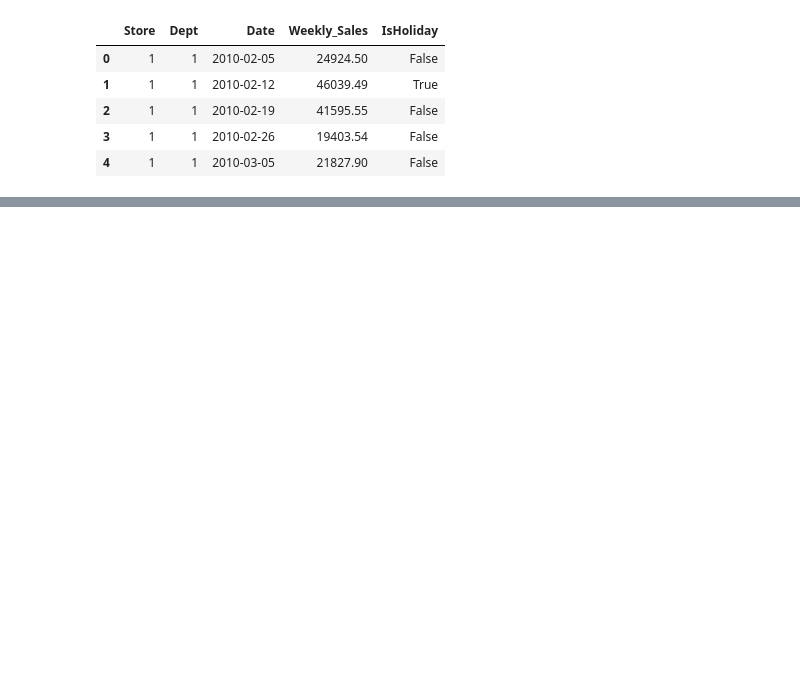
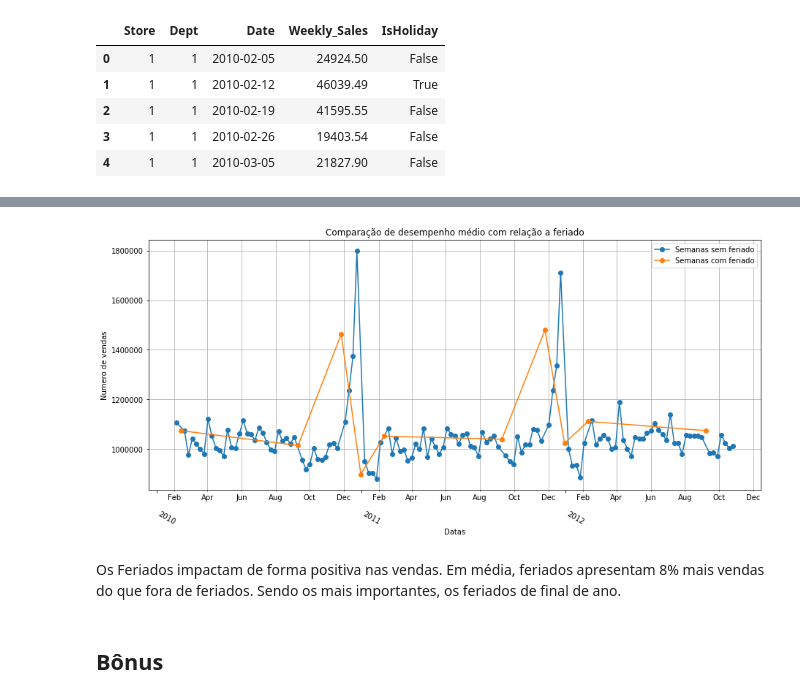
Before and after one commit to vitorhi/Tarefa1_NovosPiratas, a Jupyter notebook: Tarefa 1.ipynb, the cells around one changed output, grey strips where cells are left out. Drawn from its saved outputs; the diff is of its cells as text; code cells hidden in the pictures; blank space fills up the shorter version.

```diff
--- a/Tarefa 1.ipynb
+++ b/Tarefa 1.ipynb
@@ -49,0 +213,2 @@ plt.show()
+# %%
+noHolidaydf=df[df['IsHoliday'] == False].groupby(['Store','Date'])['Weekly_Sales'].sum().reset_index()
@@ -49,0 +229,2 @@ plt.show()
+# %%
+withHolidaydf=df[df['IsHoliday'] == True].groupby(['Store','Date'])['Weekly_Sales'].sum().reset_index()
@@ -49,0 +245,2 @@ plt.show()
+# %%
+dfPlotNoHoliday=noHolidaydf.groupby(['Date'])['Weekly_Sales'].mean().reset_index()
@@ -49,0 +251,2 @@ plt.show()
+# %%
+dfPlotWithHoliday=withHolidaydf.groupby(['Date'])['Weekly_Sales'].mean().reset_index()
@@ -49,0 +267,28 @@ plt.show()
+# %%
+
+fig4, ax4 = plt.subplots()
+dates_n =dates.datestr2num(dfPlotNoHoliday.Date)
+ax4.plot_date(dates_n, dfPlotNoHoliday.Weekly_Sales,'-o', label='Semanas sem feriado')
+
+dates_w =dates.datestr2num(dfPlotWithHoliday.Date)
+ax4.plot_date(dates_w, dfPlotWithHoliday.Weekly_Sales,'-o', label='Semanas com feriado')
+
+ax4.xaxis.set_minor_locator(dates.MonthLocator(interval=2))
+ax4.xaxis.set_minor_formatter(dates.DateFormatter('%b\n'))
+ax4.xaxis.grid(True, which="minor")
+ax4.yaxis.grid()
+ax4.xaxis.set_major_locator(dates.YearLocator())
+ax4.xaxis.set_major_formatter(dates.DateFormatter('\n\n%Y'))
+plt.gcf().autofmt_xdate( ha='left', rotation= -30)
+fig4.set_size_inches(15,7)
+plt.legend()
+plt.title('Comparação de desempenho médio com relação a feriado')
+plt.xlabel('Datas')
+plt.ylabel('Numero de vendas')
+plt.show()
+# %% [output]
+[figure, added]
+# %% [markdown]
+Os Feriados impactam de forma positiva nas vendas. Em média, feriados apresentam 8% mais vendas do que fora de feriados. Sendo os mais importantes, os feriados de final de ano.
+# %% [markdown]
+## Bônus
```
Also changed, not shown: parts of 40 cells of this notebook.
